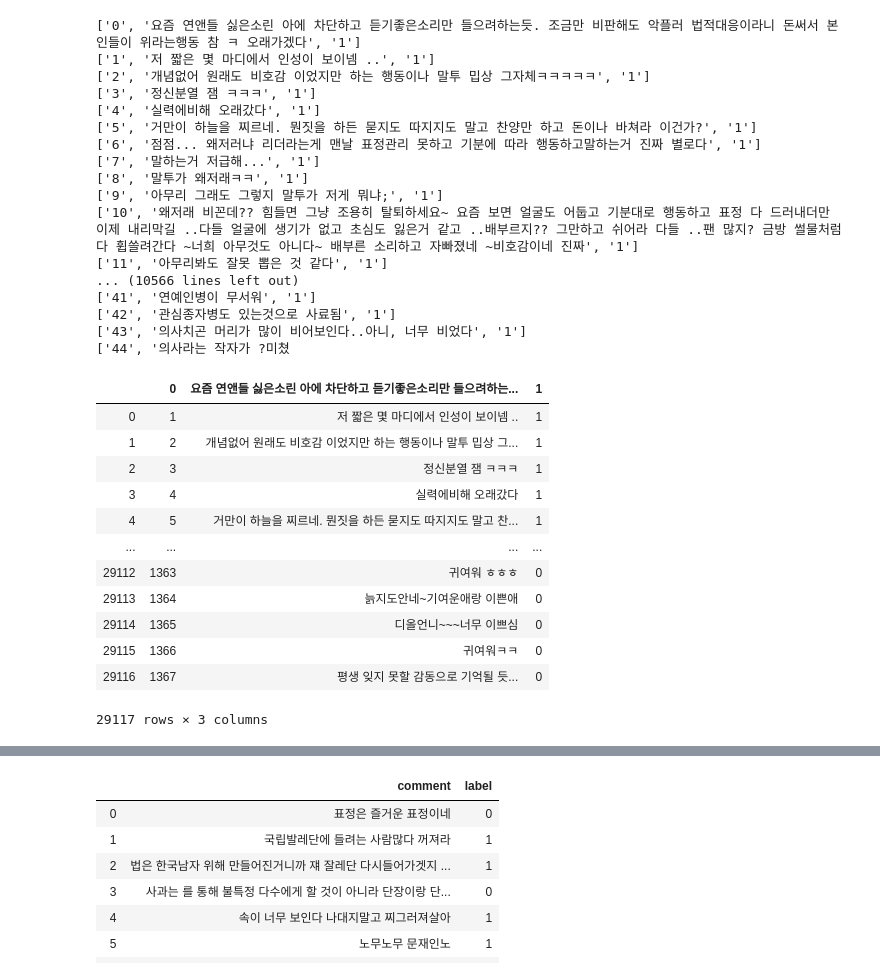
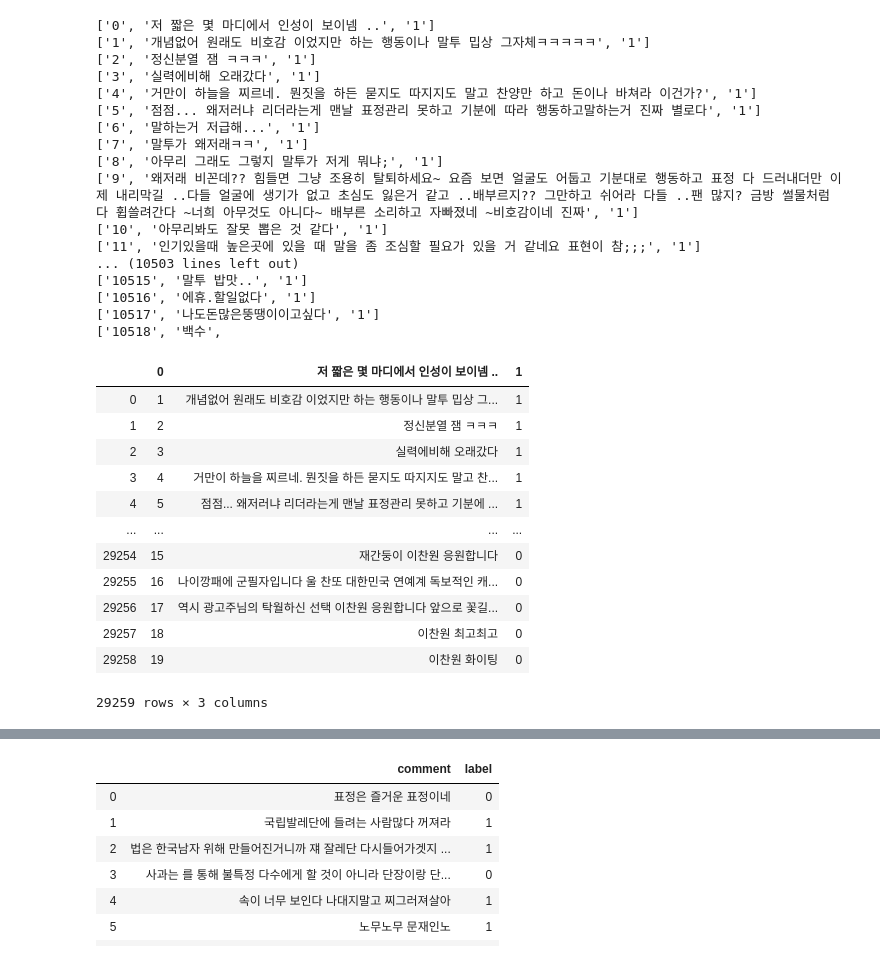
Before and after one commit to sooyeon-go/grad_project, a Jupyter notebook: comment_crawling_r/final.ipynb, the cells around one changed output, grey strips where cells are left out. Drawn from its saved outputs; the diff is of its cells as text; code cells hidden in the pictures.

```diff
--- a/comment_crawling_r/final.ipynb
+++ b/comment_crawling_r/final.ipynb
@@ -3,46 +3,46 @@ import pandas as pd
 import numpy as np
 import csv
 # %%
-f = open('new_file.csv','r', encoding = 'UTF-8-sig')
+f = open('0415.csv','r', encoding = 'UTF-8-sig')
 rdr = csv.reader(f)
 for line in rdr:
     print(line)
 f.close()
 # %% [output]
-['0', '요즘 연앤들 싫은소린 아에 차단하고 듣기좋은소리만 들으려하는듯. 조금만 비판해도 악플러 법적대응이라니 돈써서 본인들이 위라는행동 참 ㅋ 오래가겠다', '1']
-['1', '저 짧은 몇 마디에서 인성이 보이넴 ..', '1']
-['2', '개념없어 원래도 비호감 이었지만 하는 행동이나 말투 밉상 그자체ㅋㅋㅋㅋㅋ', '1']
-['3', '정신분열 잼 ㅋㅋㅋ', '1']
-['4', '실력에비해 오래갔다', '1']
-['5', '거만이 하늘을 찌르네. 뭔짓을 하든 묻지도 따지지도 말고 찬양만 하고 돈이나 바쳐라 이건가?', '1']
-['6', '점점... 왜저러냐 리더라는게 맨날 표정관리 못하고 기분에 따라 행동하고말하는거 진짜 별로다', '1']
-['7', '말하는거 저급해...', '1']
-['8', '말투가 왜저래ㅋㅋ', '1']
-['9', '아무리 그래도 그렇지 말투가 저게 뭐냐;', '1']
-['10', '왜저래 비꼰데?? 힘들면 그냥 조용히 탈퇴하세요~ 요즘 보면 얼굴도 어둡고 기분대로 행동하고 표정 다 드러내더만 이제 내리막길 ..다들 얼굴에 생기가 없고 초심도 잃은거 같고 ..배부르지?? 그만하고 쉬어라 다들 ..팬 많지? 금방 썰물처럼 다 휩쓸려간다 ~너희 아무것도 아니다~ 배부른 소리하고 자빠졌네 ~비호감이네 진짜', '1']
-['11', '아무리봐도 잘못 뽑은 것 같다', '1']
-... (10566 lines left out)
-['41', '연예인병이 무서워', '1']
-['42', '관심종자병도 있는것으로 사료됨', '1']
-['43', '의사치곤 머리가 많이 비어보인다..아니, 너무 비었다', '1']
-['44', '의사라는 작자가 ?미쳤
+['0', '저 짧은 몇 마디에서 인성이 보이넴 ..', '1']
+['1', '개념없어 원래도 비호감 이었지만 하는 행동이나 말투 밉상 그자체ㅋㅋㅋㅋㅋ', '1']
+['2', '정신분열 잼 ㅋㅋㅋ', '1']
+['3', '실력에비해 오래갔다', '1']
+['4', '거만이 하늘을 찌르네. 뭔짓을 하든 묻지도 따지지도 말고 찬양만 하고 돈이나 바쳐라 이건가?', '1']
+['5', '점점... 왜저러냐 리더라는게 맨날 표정관리 못하고 기분에 따라 행동하고말하는거 진짜 별로다', '1']
+['6', '말하는거 저급해...', '1']
+['7', '말투가 왜저래ㅋㅋ', '1']
+['8', '아무리 그래도 그렇지 말투가 저게 뭐냐;', '1']
+['9', '왜저래 비꼰데?? 힘들면 그냥 조용히 탈퇴하세요~ 요즘 보면 얼굴도 어둡고 기분대로 행동하고 표정 다 드러내더만 이제 내리막길 ..다들 얼굴에 생기가 없고 초심도 잃은거 같고 ..배부르지?? 그만하고 쉬어라 다들 ..팬 많지? 금방 썰물처럼 다 휩쓸려간다 ~너희 아무것도 아니다~ 배부른 소리하고 자빠졌네 ~비호감이네 진짜', '1']
+['10', '아무리봐도 잘못 뽑은 것 같다', '1']
+['11', '인기있을때 높은곳에 있을 때 말을 좀 조심할 필요가 있을 거 같네요 표현이 참;;;', '1']
+... (10503 lines left out)
+['10515', '말투 밥맛..', '1']
+['10516', '에휴.할일없다', '1']
+['10517', '나도돈많은뚱땡이이고싶다', '1']
+['10518', '백수',
 # %%
-dic = pd.read_csv('new_file.csv',encoding = 'UTF-8-sig')
+dic = pd.read_csv('0415.csv',encoding = 'UTF-8-sig')
 dic
 # %% [output]
-|  | 0 | 요즘 연앤들 싫은소린 아에 차단하고 듣기좋은소리만 들으려하는... | 1 |
-| 0 | 1 | 저 짧은 몇 마디에서 인성이 보이넴 .. | 1 |
-| 1 | 2 | 개념없어 원래도 비호감 이었지만 하는 행동이나 말투 밉상 그... | 1 |
-| 2 | 3 | 정신분열 잼 ㅋㅋㅋ | 1 |
-| 3 | 4 | 실력에비해 오래갔다 | 1 |
-| 4 | 5 | 거만이 하늘을 찌르네. 뭔짓을 하든 묻지도 따지지도 말고 찬... | 1 |
+|  | 0 | 저 짧은 몇 마디에서 인성이 보이넴 .. | 1 |
+| 0 | 1 | 개념없어 원래도 비호감 이었지만 하는 행동이나 말투 밉상 그... | 1 |
+| 1 | 2 | 정신분열 잼 ㅋㅋㅋ | 1 |
+| 2 | 3 | 실력에비해 오래갔다 | 1 |
+| 3 | 4 | 거만이 하늘을 찌르네. 뭔짓을 하든 묻지도 따지지도 말고 찬... | 1 |
+| 4 | 5 | 점점... 왜저러냐 리더라는게 맨날 표정관리 못하고 기분에 ... | 1 |
 | ... | ... | ... | ... |
-| 29112 | 1363 | 귀여워 ㅎㅎㅎ | 0 |
-| 29113 | 1364 | 늙지도안네~기여운애랑 이쁜애 | 0 |
-| 29114 | 1365 | 디올언니~~~너무 이쁘심 | 0 |
-| 29115 | 1366 | 귀여워ㅋㅋ | 0 |
-| 29116 | 1367 | 평생 잊지 못할 감동으로 기억될 듯... | 0 |
+| 29254 | 15 | 재간둥이 이찬원 응원합니다 | 0 |
+| 29255 | 16 | 나이깡패에 군필자입니다 울 찬또 대한민국 연예계 독보적인 캐... | 0 |
+| 29256 | 17 | 역시 광고주님의 탁월하신 선택 이찬원 응원합니다 앞으로 꽃길... | 0 |
+| 29257 | 18 | 이찬원 최고최고 | 0 |
+| 29258 | 19 | 이찬원 화이팅 | 0 |
-29117 rows × 3 columns
+29259 rows × 3 columns
 # %%
 dic.columns = ['0', 'comment', 'label']
 dic
```
Also changed, not shown: parts of 13 cells of this notebook.
